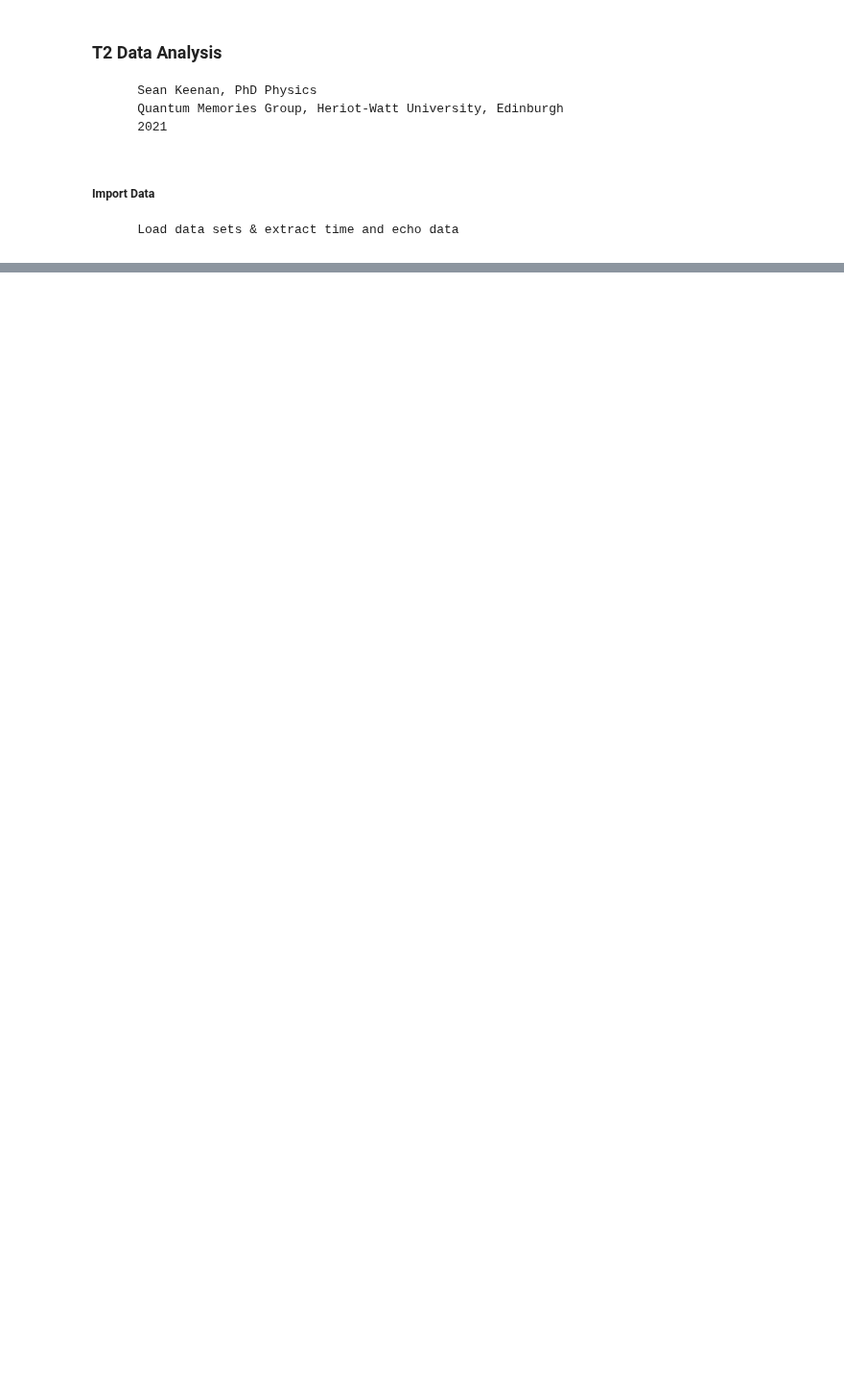
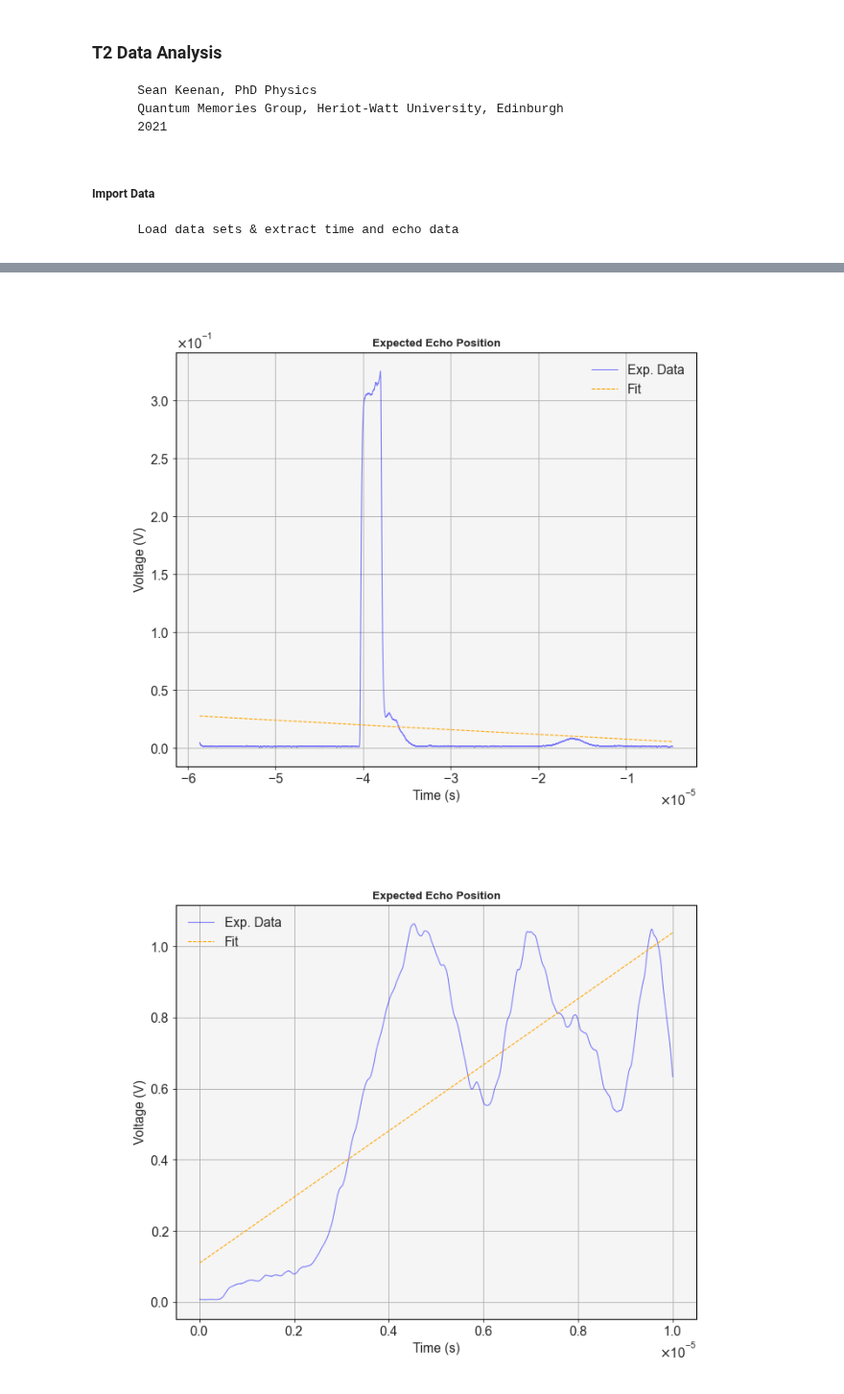
Before and after one commit to SMK-UK/Spectroscopy, a Jupyter notebook: T2_Analysis.ipynb, the cells around one changed output, grey strips where cells are left out. Shown at 96% size. Cells and saved outputs as stored; diff of their text form; code cells hidden in the pictures; blank space fills up the shorter version.

```diff
--- a/T2_Analysis.ipynb
+++ b/T2_Analysis.ipynb
@@ -47,0 +55,26 @@ mp.plot(cut_10M_x, cut_10M_0)
+# %%
+# find the trigger indexes
+start_index = [sf.find_trigger(trigger_list, modifier=0.9, edge='rise') for trigger_list in trigger_lists]
+stop_index = [sf.find_trigger(trigger_list, modifier=0.9, edge='fall') for trigger_list in trigger_lists]
+# trim the data to focus on the echo
+time_cut_lists = [time_list[start:stop] for time_list, start, stop in zip(time_lists, start_index, stop_index)]
+ref_time_lists = [time_list[start:stop] for time_list, start, stop in zip(time_lists, start_index, stop_index)]
+trans_cut_lists = [trans_list[start:stop] for trans_list, start, stop in zip(transmitted_lists, start_index, stop_index)]
+ref_cut_lists = [ref_list[start:stop] for ref_list, start, stop in zip(reference_lists, start_index, stop_index)]
+smooth_cut_lists = [smooth_list[start:stop] for smooth_list, start, stop in zip(trans_smoothed, start_index, stop_index)]
+# %%
+straight_fit = [ff.fit_straight(time, smooth_cut_lists[idx]) for idx, time in enumerate(time_cut_lists)]
+
+# loop over references - fit and plot data
+for idx, time in enumerate(time_cut_lists):
+
+    fig, ax = mp.subplots()
+    ax.set_title('Expected Echo Position')
+    ax.plot(time, smooth_cut_lists[idx], color='blue', alpha=0.5, label='Exp. Data')
+    ax.plot(time, ff.straight(np.array(time), *straight_fit[idx][0]), color='orange', linestyle='--', alpha=1, label='Fit')
+    ax.ticklabel_format(axis='both', style='sci', scilimits=(0,0), useMathText = True)
+    ax.set(xlabel='Time (s)', ylabel='Voltage (V)')
+    ax.legend()
+# %% [output]
+[figure, added]
+[figure, added]
```
Also changed, not shown: parts of 16 cells of this notebook, 12 other files.
